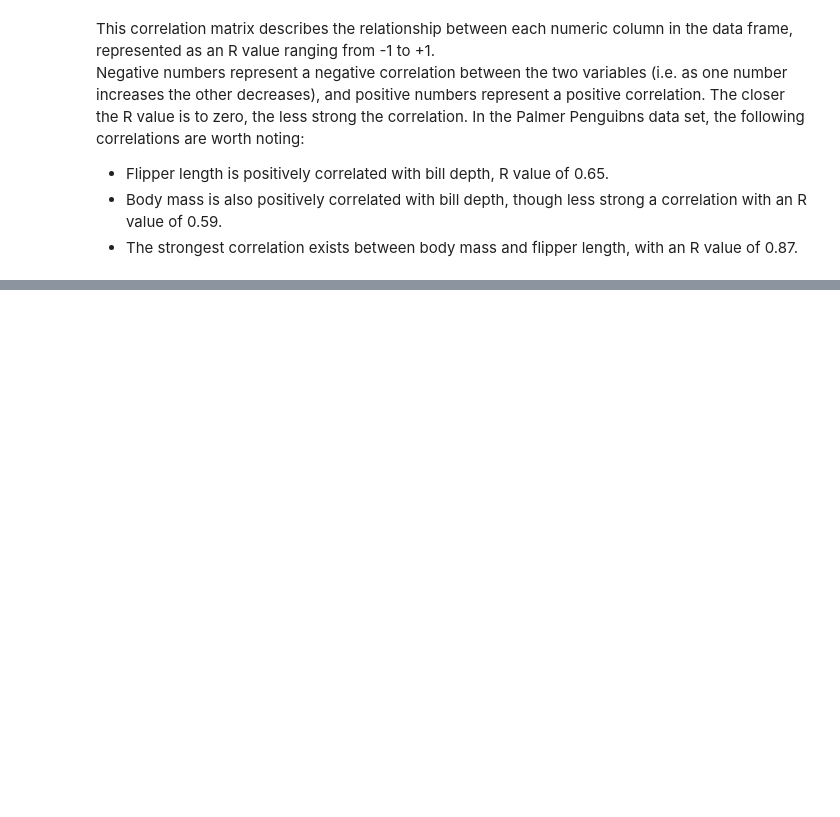
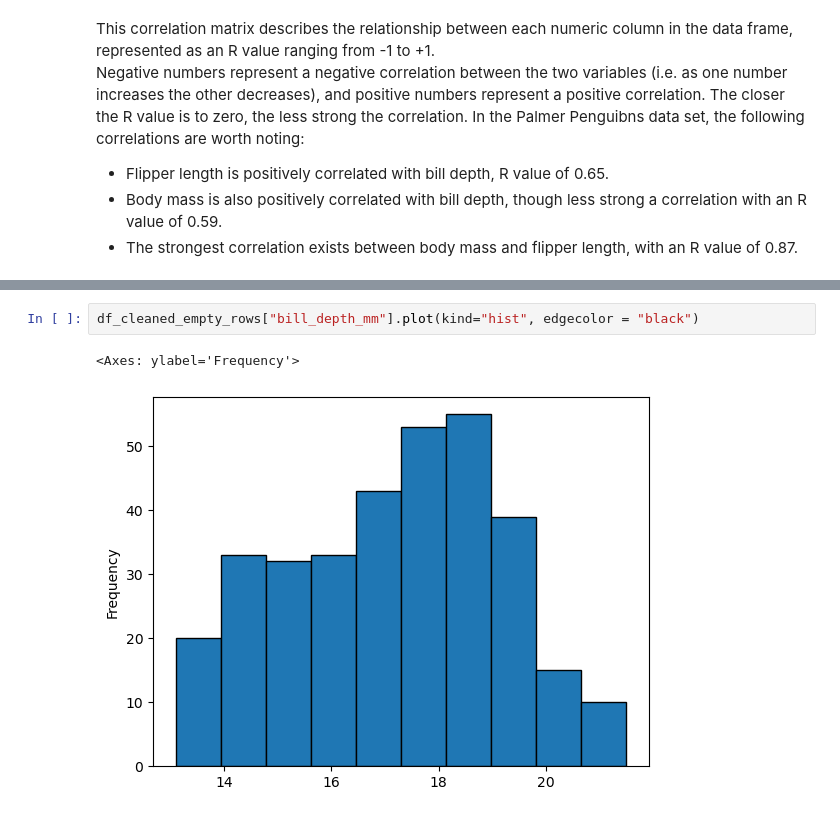
Before and after one commit to a-o-connor/palmerpenguins_data_analytics, a Jupyter notebook: palmerpenguinsanalysis.ipynb, the cells around one changed output, grey strips where cells are left out. Saved outputs shown, nothing was run; the diff lists cells and outputs as text; blank space fills up the shorter version.

```diff
--- a/palmerpenguinsanalysis.ipynb
+++ b/palmerpenguinsanalysis.ipynb
@@ -134,0 +149,5 @@ Negative numbers represent a negative correlation between the two variables (i.e
+# %%
+df_cleaned_empty_rows["bill_depth_mm"].plot(kind="hist", edgecolor = "black")
+# %% [output]
+<Axes: ylabel='Frequency'>
+[figure, added]
```
Also changed, not shown: parts of 9 cells of this notebook.
